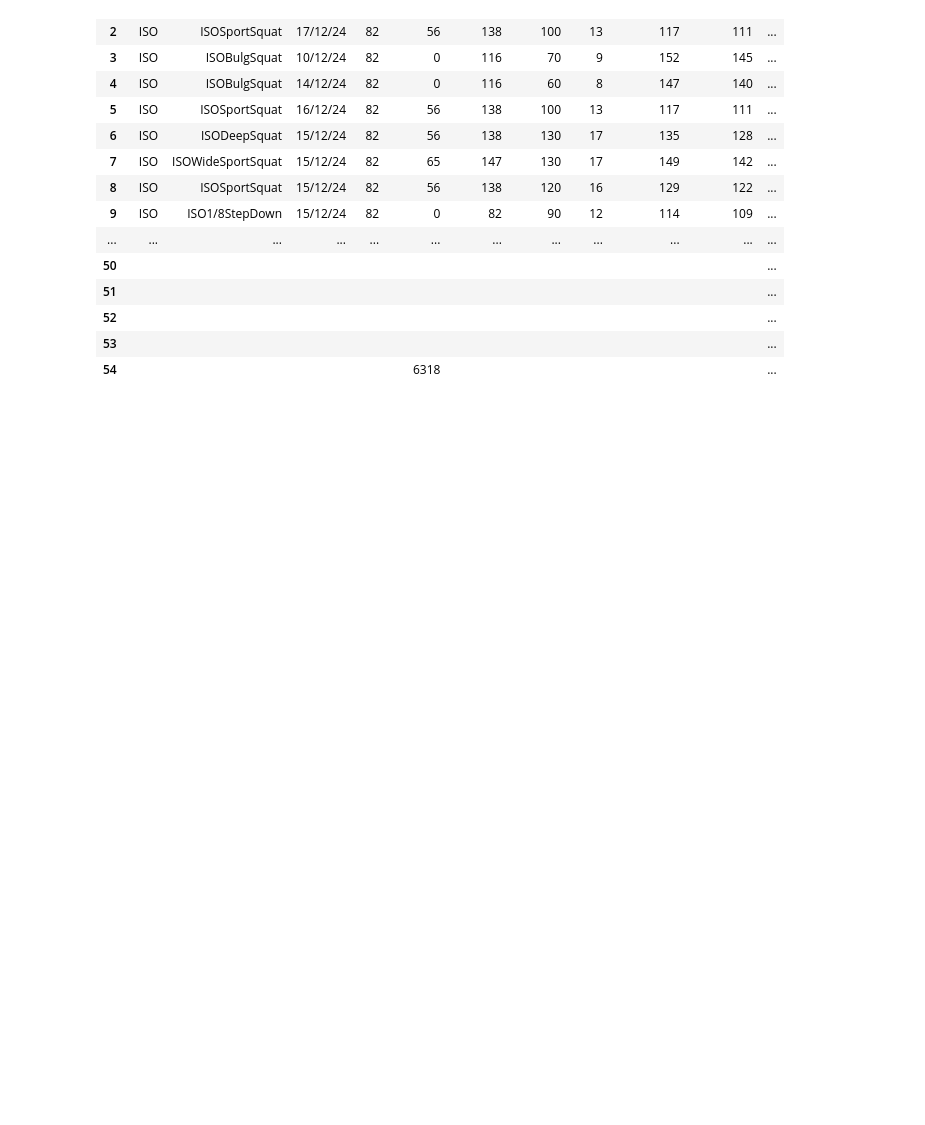
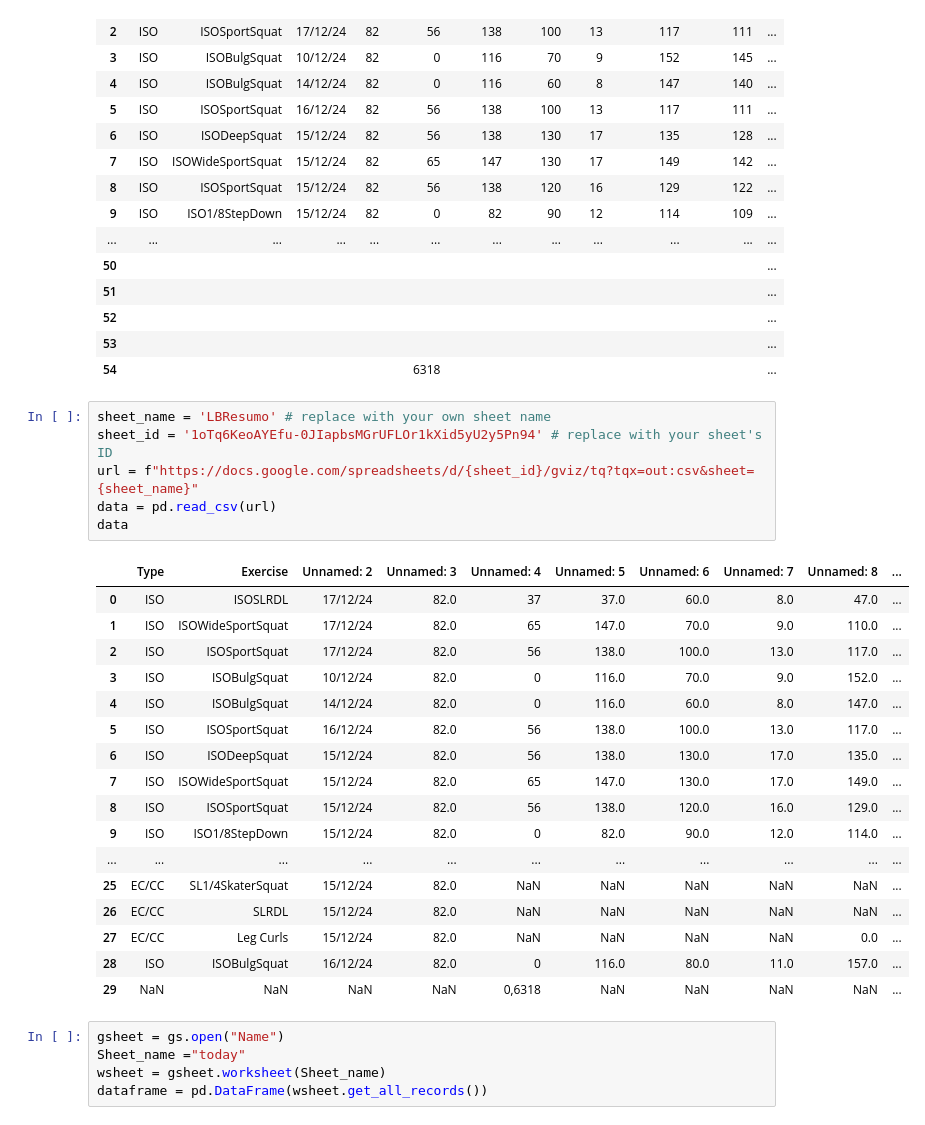
Before and after one commit to andrevsl/SoCieForParaOPlay, a Jupyter notebook: FetchGGSheet.ipynb, the cells around one changed output. Saved outputs shown, nothing was run; the diff lists cells and outputs as text; blank space fills up the shorter version.

```diff
--- a/FetchGGSheet.ipynb
+++ b/FetchGGSheet.ipynb
@@ -59,3 +59,32 @@ df
 | 52 |  |  |  |  |  |  |  |  |  |  | ... |
 | 53 |  |  |  |  |  |  |  |  |  |  | ... |
 | 54 |  |  |  |  | 6318 |  |  |  |  |  | ... |
+# %%
+sheet_name = 'LBResumo' # replace with your own sheet name
+sheet_id = '1oTq6KeoAYEfu-0JIapbsMGrUFLOr1kXid5yU2y5Pn94' # replace with your sheet's ID
+url = f"https://docs.google.com/spreadsheets/d/{sheet_id}/gviz/tq?tqx=out:csv&sheet={sheet_name}"
+data = pd.read_csv(url)
+data
+# %% [output]
+|  | Type | Exercise | Unnamed: 2 | Unnamed: 3 | Unnamed: 4 | Unnamed: 5 | Unnamed: 6 | Unnamed: 7 | Unnamed: 8 | ... |
+| 0 | ISO | ISOSLRDL | 17/12/24 | 82.0 | 37 | 37.0 | 60.0 | 8.0 | 47.0 | ... |
+| 1 | ISO | ISOWideSportSquat | 17/12/24 | 82.0 | 65 | 147.0 | 70.0 | 9.0 | 110.0 | ... |
+| 2 | ISO | ISOSportSquat | 17/12/24 | 82.0 | 56 | 138.0 | 100.0 | 13.0 | 117.0 | ... |
+| 3 | ISO | ISOBulgSquat | 10/12/24 | 82.0 | 0 | 116.0 | 70.0 | 9.0 | 152.0 | ... |
+| 4 | ISO | ISOBulgSquat | 14/12/24 | 82.0 | 0 | 116.0 | 60.0 | 8.0 | 147.0 | ... |
+| 5 | ISO | ISOSportSquat | 16/12/24 | 82.0 | 56 | 138.0 | 100.0 | 13.0 | 117.0 | ... |
+| 6 | ISO | ISODeepSquat | 15/12/24 | 82.0 | 56 | 138.0 | 130.0 | 17.0 | 135.0 | ... |
+| 7 | ISO | ISOWideSportSquat | 15/12/24 | 82.0 | 65 | 147.0 | 130.0 | 17.0 | 149.0 | ... |
+| 8 | ISO | ISOSportSquat | 15/12/24 | 82.0 | 56 | 138.0 | 120.0 | 16.0 | 129.0 | ... |
+| 9 | ISO | ISO1/8StepDown | 15/12/24 | 82.0 | 0 | 82.0 | 90.0 | 12.0 | 114.0 | ... |
+| ... | ... | ... | ... | ... | ... | ... | ... | ... | ... | ... |
+| 25 | EC/CC | SL1/4SkaterSquat | 15/12/24 | 82.0 | NaN | NaN | NaN | NaN | NaN | ... |
+| 26 | EC/CC | SLRDL | 15/12/24 | 82.0 | NaN | NaN | NaN | NaN | NaN | ... |
+| 27 | EC/CC | Leg Curls | 15/12/24 | 82.0 | NaN | NaN | NaN | NaN | 0.0 | ... |
+| 28 | ISO | ISOBulgSquat | 16/12/24 | 82.0 | 0 | 116.0 | 80.0 | 11.0 | 157.0 | ... |
+| 29 | NaN | NaN | NaN | NaN | 0,6318 | NaN | NaN | NaN | NaN | ... |
+# %%
+gsheet = gs.open("Name")
+Sheet_name ="today"
+wsheet = gsheet.worksheet(Sheet_name)
+dataframe = pd.DataFrame(wsheet.get_all_records())
```
Also changed, not shown: 1 other file.
